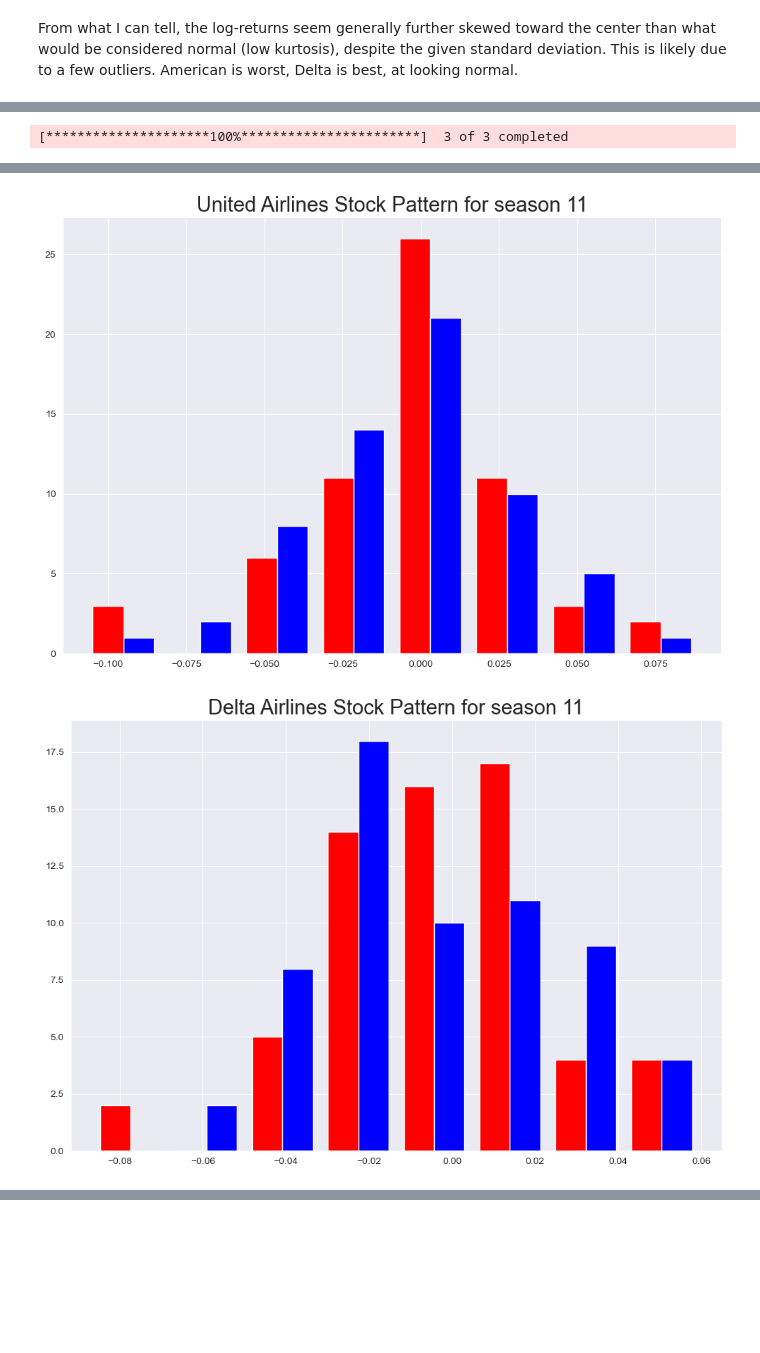
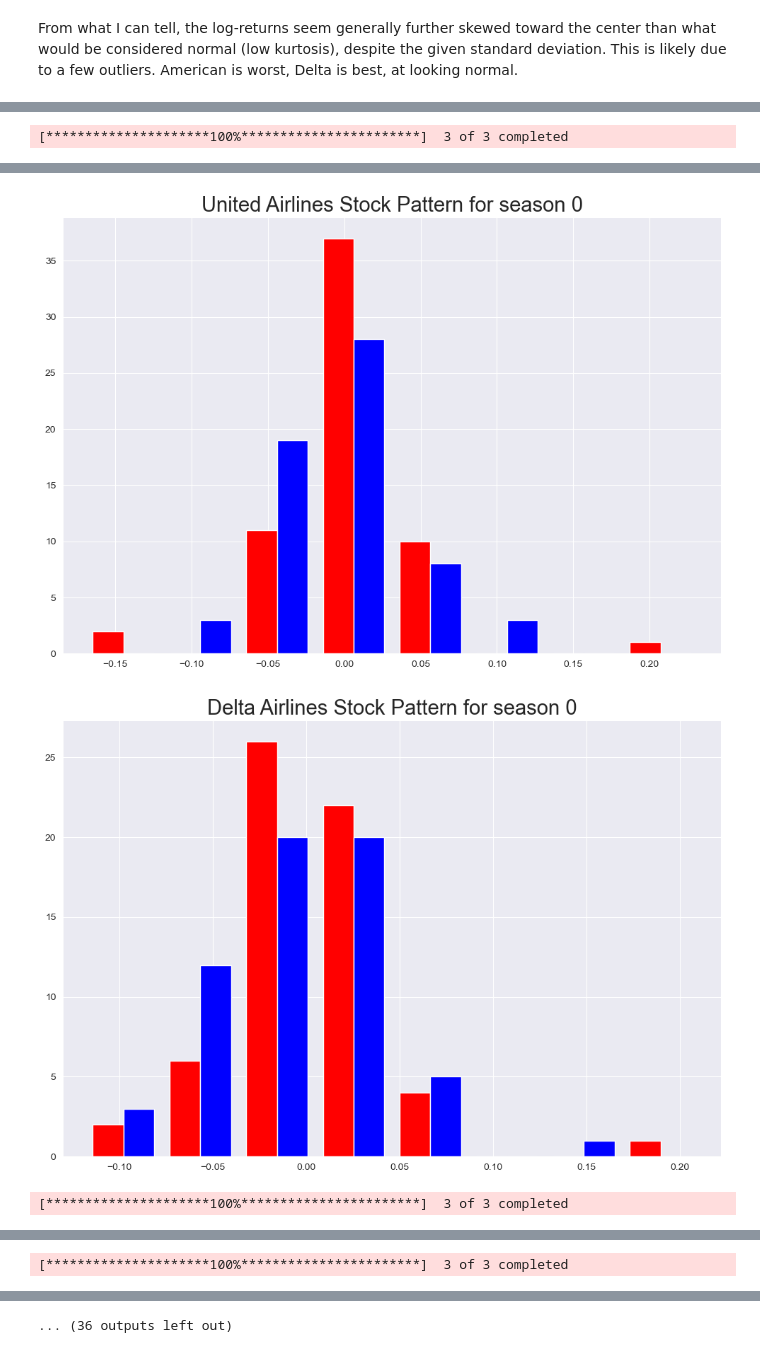
Before and after one commit to mathbird7283/quantfinance2025-final-project, a Jupyter notebook: Mini Project 2.ipynb, the cells around one changed output, grey strips where cells are left out. Cells and saved outputs as stored; diff of their text form; code cells hidden in the pictures; blank space fills up the shorter version.

```diff
--- a/Mini Project 2.ipynb
+++ b/Mini Project 2.ipynb
@@ -168,15 +174,15 @@ UAmean=np.mean(UA_log_returns)
 DLmean=np.mean(DL_log_returns)
 # %%
 AAnormals=[]
-for i in range(684):
+for i in range(len(AA_log_returns_values)):
     AAnormals.append(np.random.normal(AAmean,AAsigma))
 
 UAnormals=[]
-for i in range(684):
+for i in range(len(DL_log_returns_values)):
     UAnormals.append(np.random.normal(UAmean,UAsigma))
 
 DLnormals=[]
-for i in range(684):
+for i in range(len(UA_log_returns_values)):
     DLnormals.append(np.random.normal(DLmean,DLsigma))
 # %%
 aafig, aaax = plt.subplots(figsize=(12,8))
@@ -204,7 +211,7 @@ Is there a period of 90 days (on average, 62 trading days) for which it is more
 # %%
 tickers = ['AAL','UAL','DAL']
 
-for n in range(11,12):
+for n in range(0,12):
 
     start_date = dt.datetime.today()-dt.timedelta(days = 91*(n+1))
     end_date = dt.datetime.today()-dt.timedelta(days=91*n)
@@ -273,2 +280,3 @@ for n in range(11,12):
-[figure, old version]
+[figure, new version]
-[figure, old version]
+[figure, new version]
+[*********************100%***********************]  3 of 3 completed
@@ -274,0 +286 @@ for n in range(11,12):
+[*********************100%***********************]  3 of 3 completed
@@ -275,2 +290,3 @@ for n in range(11,12):
+... (36 outputs left out)
 # %% [markdown]
 Each period represents 91 days (one quarter of a year), and represents a season of travel. I went back 3 years only, since data from before Spring 2022 is likely to be skewed by the COVID pandemic.
```
Also changed, not shown: parts of 12 cells of this notebook, 3 other files.
